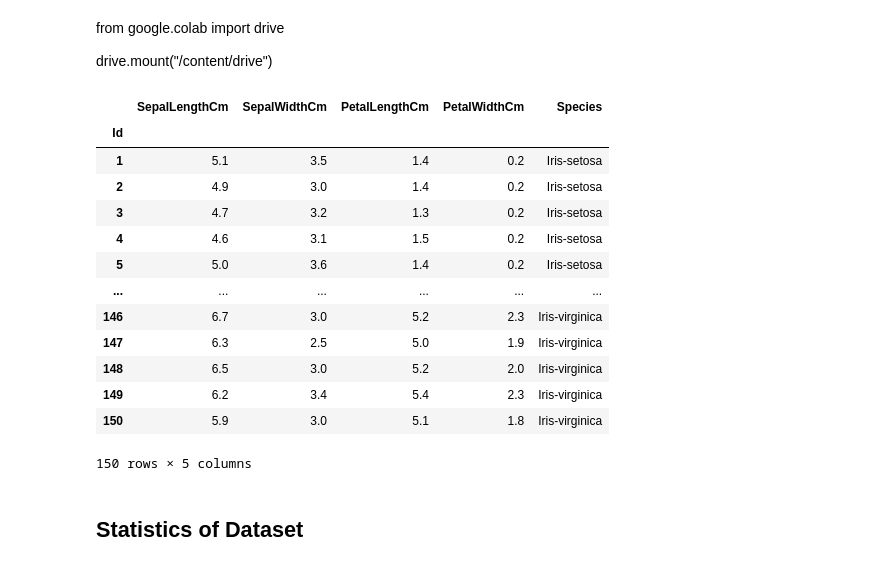
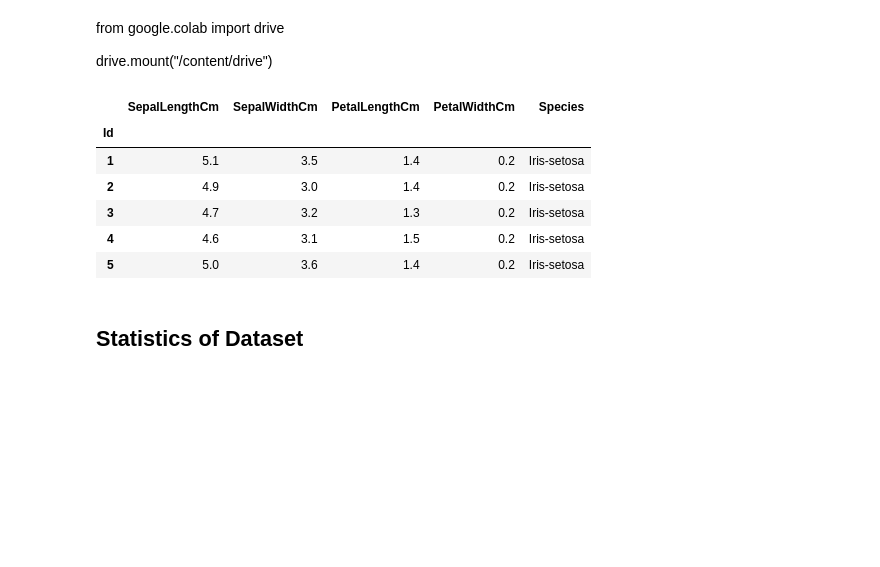
Before and after one commit to Harsh502s/ML-Assignments, a Jupyter notebook: Notebooks/Assignment 3 Iris LogR.ipynb, the cells around one changed output. Saved outputs shown, nothing was run; the diff lists cells and outputs as text; code cells hidden in the pictures; blank space fills up the shorter version.

```diff
--- a/Notebooks/Assignment 3 Iris LogR.ipynb
+++ b/Notebooks/Assignment 3 Iris LogR.ipynb
@@ -16,26 +16,19 @@ from google.colab import drive
 drive.mount("/content/drive")
 # %%
 df = pd.read_csv(
-    r"C:\Users\ds12\College\ML-Assignments\Data Sets\Other Datasets\Iris.csv",
+    r"C:\Users\harsh\College\ML-Assignments\Data Sets\Other Datasets\Iris.csv",
     index_col=0,
 )
 # %%
-df
+df.head()
 # %% [output]
 |  | SepalLengthCm | SepalWidthCm | PetalLengthCm | PetalWidthCm | Species |
 | Id |  |  |  |  |  |
 | 1 | 5.1 | 3.5 | 1.4 | 0.2 | Iris-setosa |
 | 2 | 4.9 | 3.0 | 1.4 | 0.2 | Iris-setosa |
 | 3 | 4.7 | 3.2 | 1.3 | 0.2 | Iris-setosa |
 | 4 | 4.6 | 3.1 | 1.5 | 0.2 | Iris-setosa |
 | 5 | 5.0 | 3.6 | 1.4 | 0.2 | Iris-setosa |
-| ... | ... | ... | ... | ... | ... |
-| 146 | 6.7 | 3.0 | 5.2 | 2.3 | Iris-virginica |
-| 147 | 6.3 | 2.5 | 5.0 | 1.9 | Iris-virginica |
-| 148 | 6.5 | 3.0 | 5.2 | 2.0 | Iris-virginica |
-| 149 | 6.2 | 3.4 | 5.4 | 2.3 | Iris-virginica |
-| 150 | 5.9 | 3.0 | 5.1 | 1.8 | Iris-virginica |
-150 rows × 5 columns
 # %% [markdown]
 ## Statistics of Dataset
 # %%
```
Also changed, not shown: parts of 6 cells of this notebook, 1 other file.
